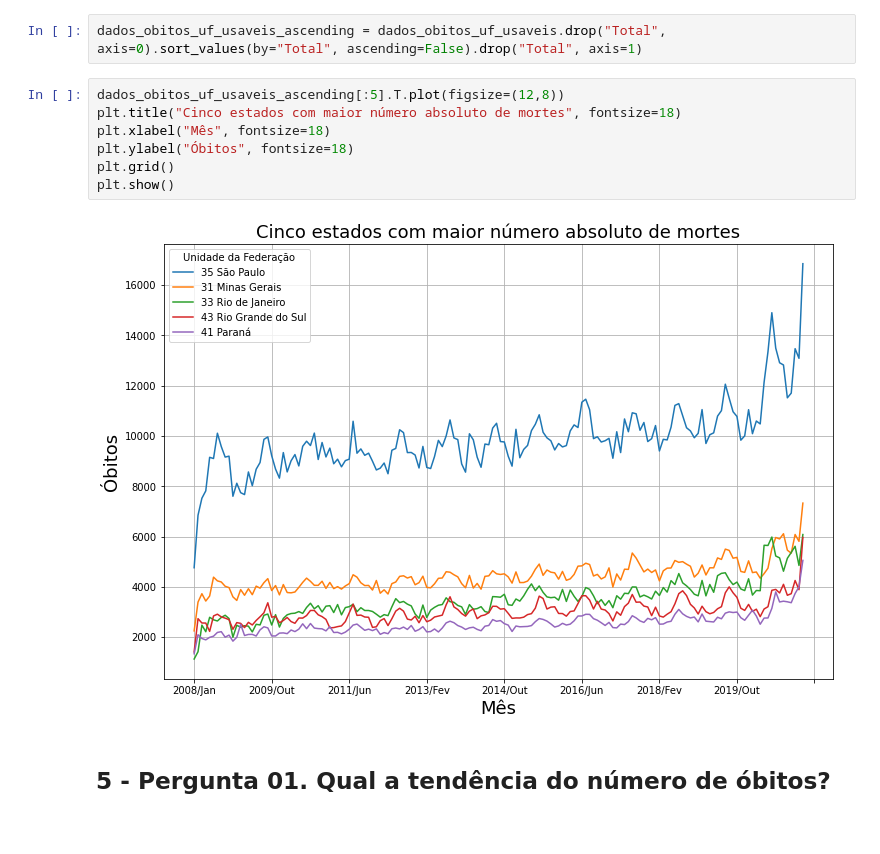
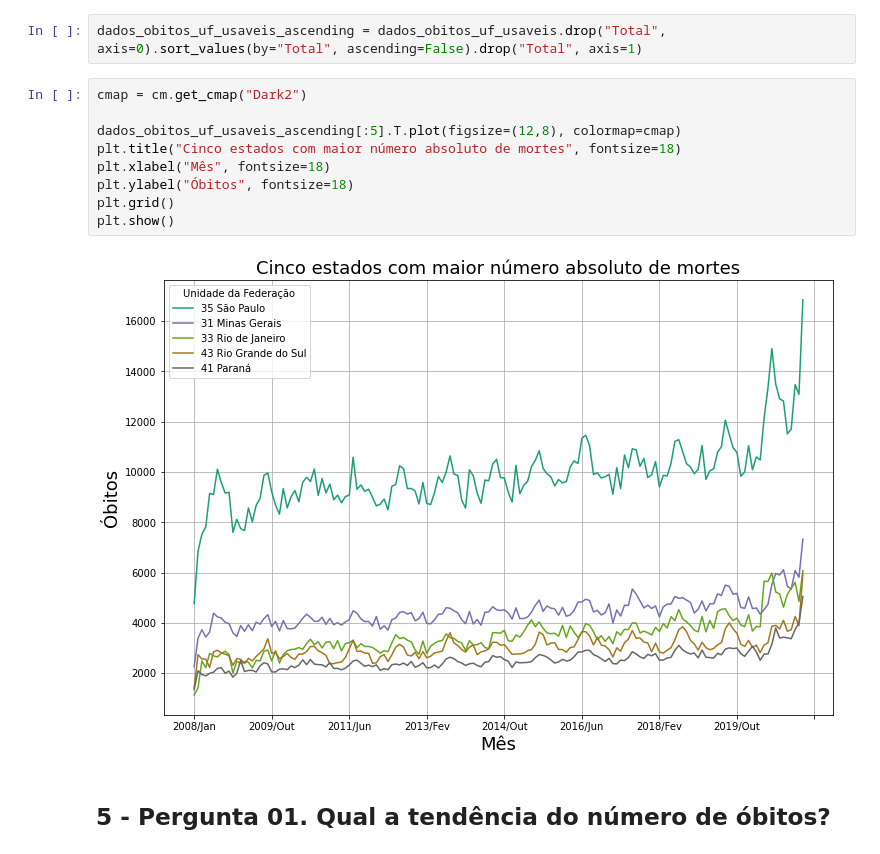
Before and after one commit to nicolas-stelatto/bootcamp_data_science_aplicada, a Jupyter notebook: Modulo_1/Desafio/Notebooks/Notebook_Desafio_Modulo01.ipynb, the cells around one changed output. Drawn from its saved outputs; the diff is of its cells as text.

```diff
--- a/Modulo_1/Desafio/Notebooks/Notebook_Desafio_Modulo01.ipynb
+++ b/Modulo_1/Desafio/Notebooks/Notebook_Desafio_Modulo01.ipynb
@@ -84,14 +89,16 @@ plt.show()
 # %%
 dados_obitos_uf_usaveis_ascending = dados_obitos_uf_usaveis.drop("Total", axis=0).sort_values(by="Total", ascending=False).drop("Total", axis=1)
 # %%
-dados_obitos_uf_usaveis_ascending[:5].T.plot(figsize=(12,8))
+cmap = cm.get_cmap("Dark2")
+
+dados_obitos_uf_usaveis_ascending[:5].T.plot(figsize=(12,8), colormap=cmap)
 plt.title("Cinco estados com maior número absoluto de mortes", fontsize=18)
 plt.xlabel("Mês", fontsize=18)
 plt.ylabel("Óbitos", fontsize=18)
 plt.grid()
 plt.show()
 # %% [output]
-[figure, old version]
+[figure, new version]
 # %% [markdown]
 ## 5 - Pergunta 01. Qual a tendência do número de óbitos?
 # %%
```
Also changed, not shown: parts of 12 cells of this notebook.
